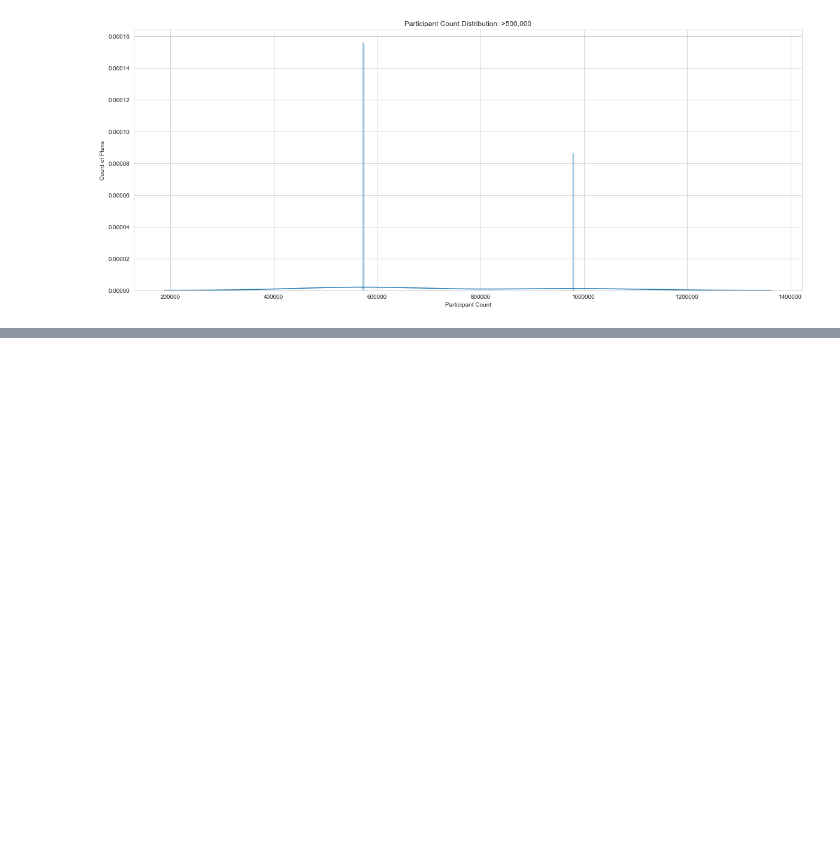
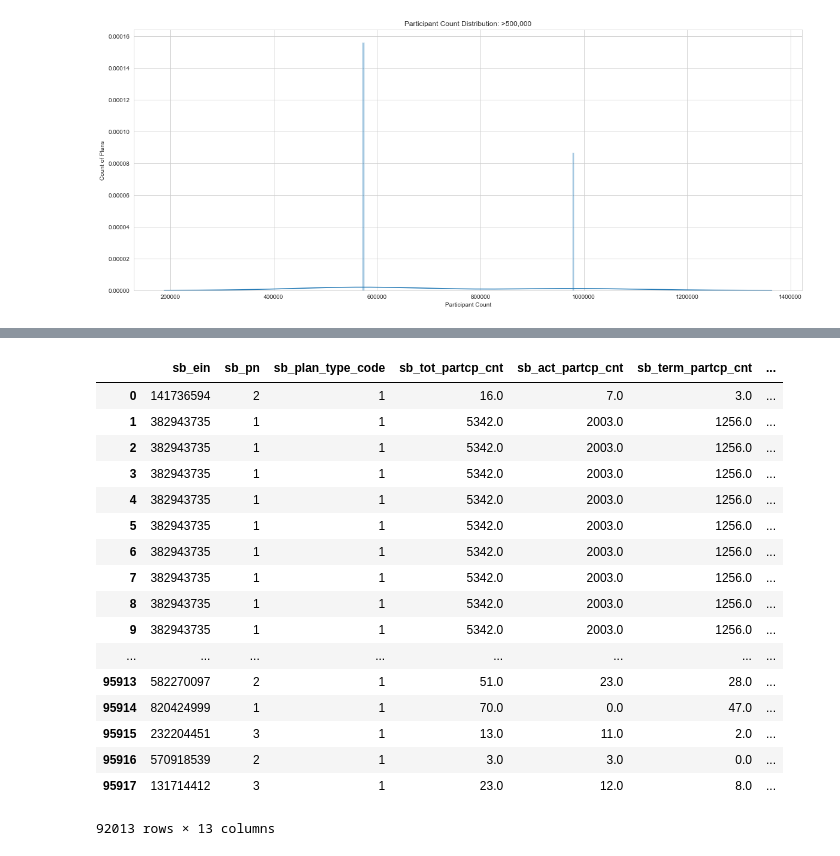
Before and after one commit to LindseyMoser/DSI_Capstone_B, a Jupyter notebook: 1_Data/EDA_2014_plan_size.ipynb, the cells around one changed output, grey strips where cells are left out. Cells and saved outputs as stored; diff of their text form; code cells hidden in the pictures; blank space fills up the shorter version.

```diff
--- a/1_Data/EDA_2014_plan_size.ipynb
+++ b/1_Data/EDA_2014_plan_size.ipynb
@@ -355,0 +409,21 @@ plt.show()
+# %%
+df
+# %% [output]
+|  | sb_ein | sb_pn | sb_plan_type_code | sb_tot_partcp_cnt | sb_act_partcp_cnt | sb_term_partcp_cnt | ... |
+| 0 | 141736594 | 2 | 1 | 16.0 | 7.0 | 3.0 | ... |
+| 1 | 382943735 | 1 | 1 | 5342.0 | 2003.0 | 1256.0 | ... |
+| 2 | 382943735 | 1 | 1 | 5342.0 | 2003.0 | 1256.0 | ... |
+| 3 | 382943735 | 1 | 1 | 5342.0 | 2003.0 | 1256.0 | ... |
+| 4 | 382943735 | 1 | 1 | 5342.0 | 2003.0 | 1256.0 | ... |
+| 5 | 382943735 | 1 | 1 | 5342.0 | 2003.0 | 1256.0 | ... |
+| 6 | 382943735 | 1 | 1 | 5342.0 | 2003.0 | 1256.0 | ... |
+| 7 | 382943735 | 1 | 1 | 5342.0 | 2003.0 | 1256.0 | ... |
+| 8 | 382943735 | 1 | 1 | 5342.0 | 2003.0 | 1256.0 | ... |
+| 9 | 382943735 | 1 | 1 | 5342.0 | 2003.0 | 1256.0 | ... |
+| ... | ... | ... | ... | ... | ... | ... | ... |
+| 95913 | 582270097 | 2 | 1 | 51.0 | 23.0 | 28.0 | ... |
+| 95914 | 820424999 | 1 | 1 | 70.0 | 0.0 | 47.0 | ... |
+| 95915 | 232204451 | 3 | 1 | 13.0 | 11.0 | 2.0 | ... |
+| 95916 | 570918539 | 2 | 1 | 3.0 | 3.0 | 0.0 | ... |
+| 95917 | 131714412 | 3 | 1 | 23.0 | 12.0 | 8.0 | ... |
+92013 rows × 13 columns
```
Also changed, not shown: parts of 6 cells of this notebook, 2 other files.
